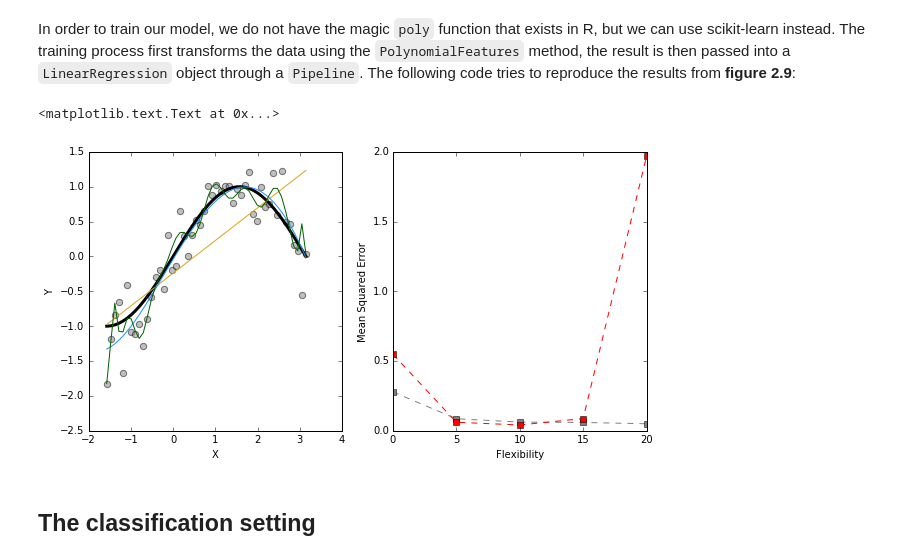
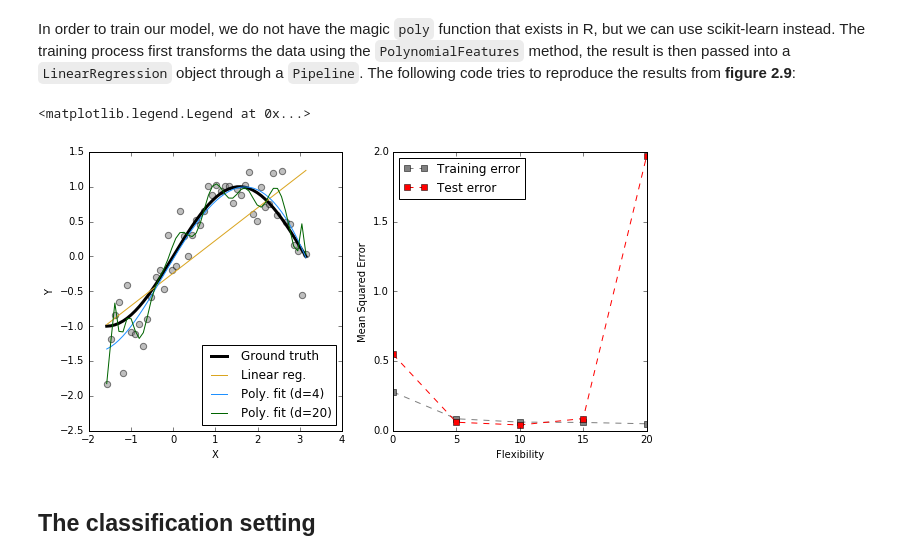
Before and after one commit to greenster3000/ISLR_reading_group, a Jupyter notebook: notebooks/chap2.ipynb, the cells around one changed output. Cells and saved outputs as stored; diff of their text form; code cells hidden in the pictures.

Commit message:
Added legends on accuracy plot

```diff
--- a/notebooks/chap2.ipynb
+++ b/notebooks/chap2.ipynb
@@ -76,37 +76,40 @@ In order to train our model, we do not have the magic `poly` function that exist
 # %%
 
 colors = {1:'goldenrod',4:'dodgerblue',20:'darkgreen'}
+labels = {1: 'Linear reg.', 4:'Poly. fit (d=4)', 20:'Poly. fit (d=20)'}
 f, (ax1, ax2) = plt.subplots(1,2)
-ax1.plot(X, np.sin(X), lw=3, color='k')
+ax1.plot(X, np.sin(X), lw=3, color='k', label='Ground truth')
 ax1.scatter(X, y, facecolor='grey', alpha=0.5, s=40)
 ax1.set_xlabel('X')
 ax1.set_ylabel('Y')
 
 mse_train = []
 mse_test = []
 yhat_plot = np.zeros((100,3))
 deg_range = range(1,23)
 
 for i, deg in enumerate(deg_range):
     regpol = make_pipeline(PolynomialFeatures(deg), LinearRegression())
     regpol.fit(X_train[:,np.newaxis], y_train)
     if deg in colors.keys():
-        ax1.plot(X, regpol.predict(X[:,np.newaxis]), color=colors[deg])
+        ax1.plot(X, regpol.predict(X[:,np.newaxis]), color=colors[deg], label=labels[deg])
     yhat_train = regpol.predict(X_train[:,np.newaxis])
     yhat_test = regpol.predict(X_test[:,np.newaxis])
     mse_train.append(mean_squared_error(yhat_train, y_train))
     mse_test.append(mean_squared_error(yhat_test, y_test))
+ax1.legend(loc='lower right')
 
 
 mse_pts = [0, 5, 10, 15, 20]
 mse_train_plot = [mse_train[i] for i in mse_pts]
 mse_test_plot = [mse_test[i] for i in mse_pts]
-ax2.plot(mse_pts,mse_train_plot, '--s', color='grey')
-ax2.plot(mse_pts,mse_test_plot, '--s', color='red')
+ax2.plot(mse_pts,mse_train_plot, '--s', color='grey', label='Training error')
+ax2.plot(mse_pts,mse_test_plot, '--s', color='red', label='Test error')
 ax2.set_xlabel('Flexibility')
 ax2.set_ylabel('Mean Squared Error')
+ax2.legend(loc='upper left')
 # %% [output]
-<matplotlib.text.Text at 0x...>
+<matplotlib.legend.Legend at 0x...>
-[figure, old version]
+[figure, new version]
 # %% [markdown]
 ## The classification setting
```
